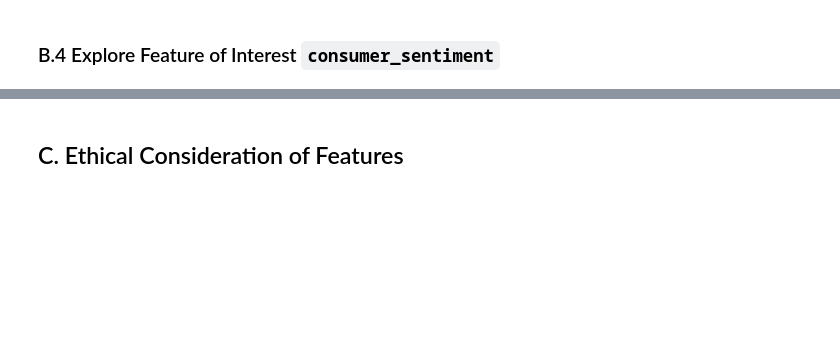
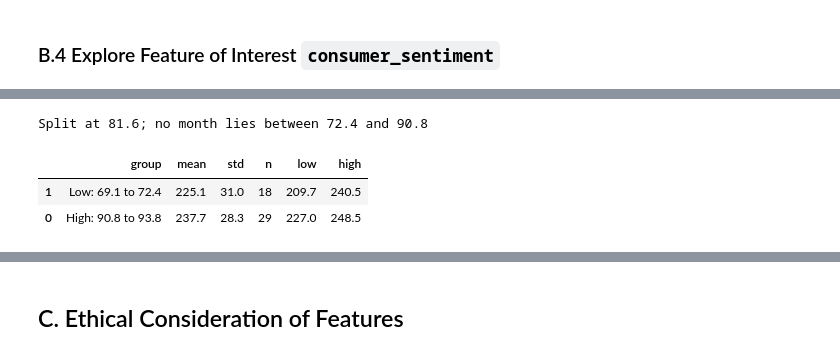
Before and after one commit to ETHLOB/trn-uts-mlaa, a Jupyter notebook: notebook/1_regression/36106-26SP-AT3-student_id-SB-3-eda-economics.ipynb, the cells around one changed output, grey strips where cells are left out. Cells and saved outputs as stored; diff of their text form; code cells hidden in the pictures; blank space fills up the shorter version.

```diff
--- a/notebook/1_regression/36106-26SP-AT3-student_id-SB-3-eda-economics.ipynb
+++ b/notebook/1_regression/36106-26SP-AT3-student_id-SB-3-eda-economics.ipynb
@@ -273,0 +492,19 @@ indicator_scatter(table, "consumer_sentiment", "Consumer sentiment, previous mon
+# %%
+# Sentiment is bimodal (plots above), so quartiles would cut across the two clusters. The split is
+# the midpoint of the widest gap between consecutive values.
+ordered = np.sort(table["consumer_sentiment"].to_numpy())
+widest = np.argmax(np.diff(ordered))
+split = (ordered[widest] + ordered[widest + 1]) / 2
+low = table["consumer_sentiment"] < split
+cluster = np.where(low, f"Low: {ordered[0]:.1f} to {ordered[widest]:.1f}",
+                   f"High: {ordered[widest + 1]:.1f} to {ordered[-1]:.1f}")
+print(f"Split at {split:.1f}; no month lies between {ordered[widest]:.1f} and {ordered[widest + 1]:.1f}")
+sentiment_groups = group_mean(table.assign(group=cluster), "group", "mean_change").sort_values("mean")
+display(sentiment_groups.round(1))
+interval_chart(sentiment_groups, "group", "Consumer sentiment cluster, previous month (index)", "Mean monthly balance change across accounts ($)",
+               overall_mean, f"Mean of all months: ${overall_mean:.0f}")
+# %% [output]
+Split at 81.6; no month lies between 72.4 and 90.8
+|  | group | mean | std | n | low | high |
+| 1 | Low: 69.1 to 72.4 | 225.1 | 31.0 | 18 | 209.7 | 240.5 |
+| 0 | High: 90.8 to 93.8 | 237.7 | 28.3 | 29 | 227.0 | 248.5 |
```
Also changed, not shown: parts of 31 cells of this notebook, 5 other files.
